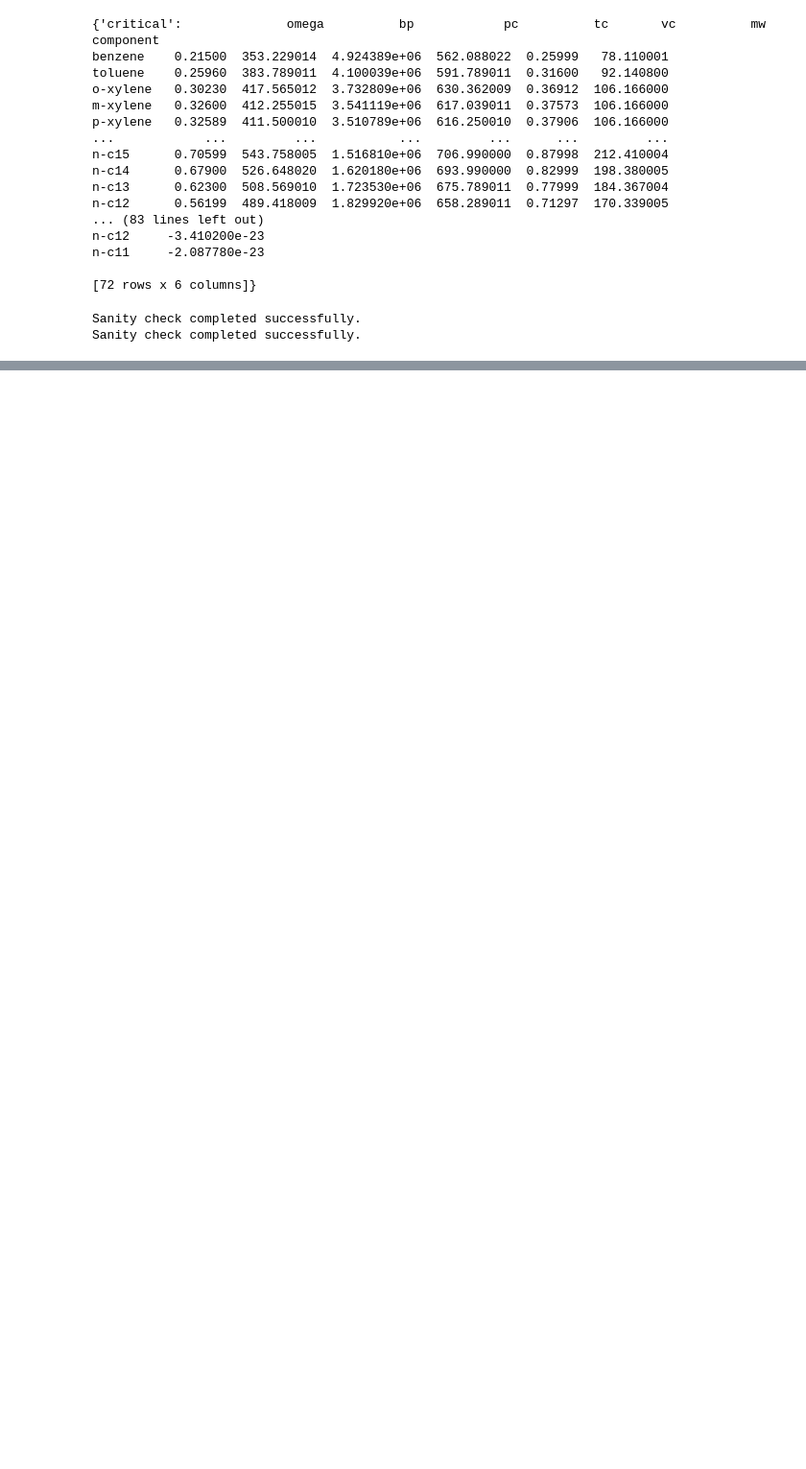
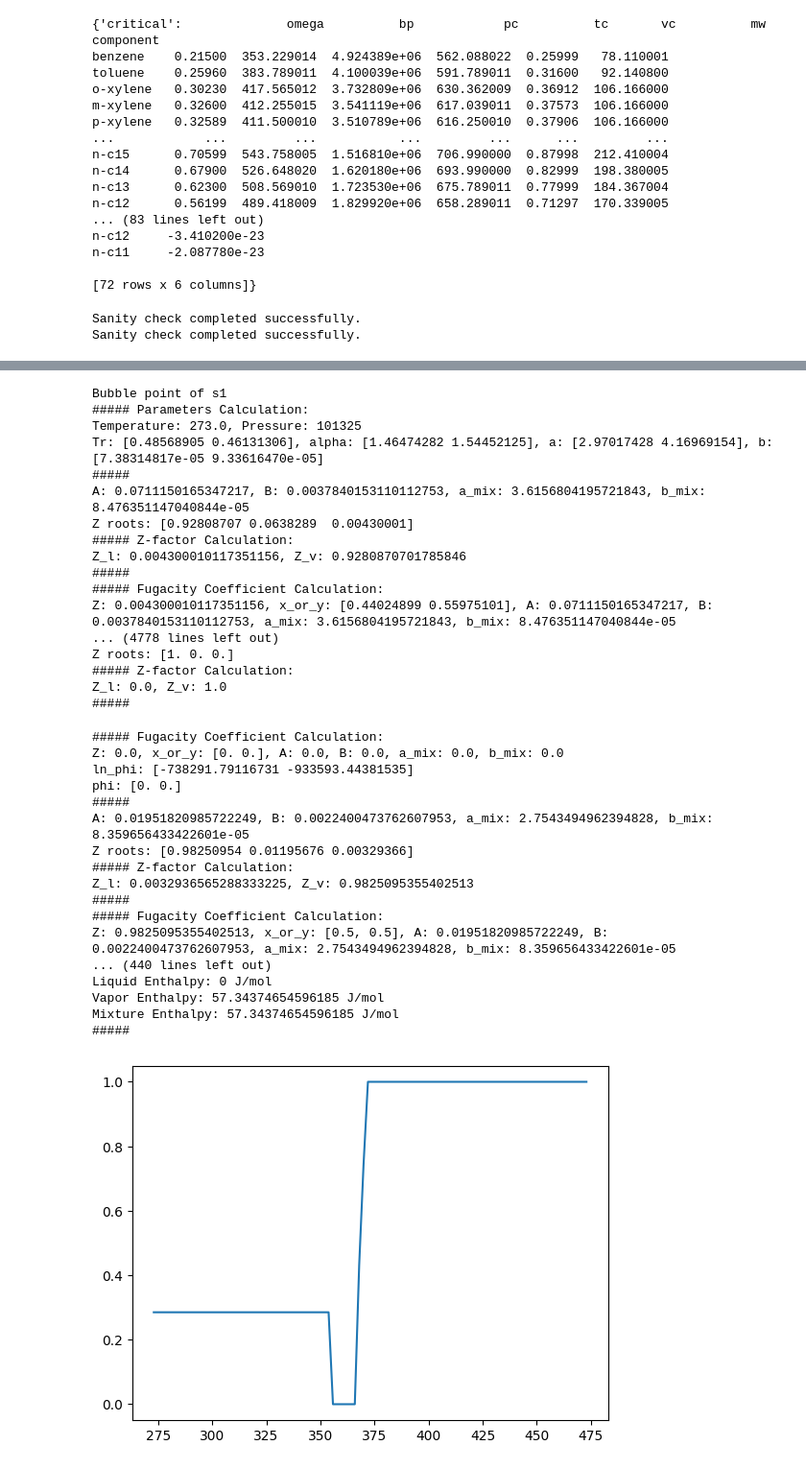
Before and after one commit to debasis321/CLL_761TermProject_Flash, a Jupyter notebook: testNotebook.ipynb, the cells around one changed output, grey strips where cells are left out. Shown at 96% size. Drawn from its saved outputs; the diff is of its cells as text; code cells hidden in the pictures; blank space fills up the shorter version.

```diff
--- a/testNotebook.ipynb
+++ b/testNotebook.ipynb
@@ -87,2 +94,53 @@ h_l: 0 J/mol, h_v: -89.75 J/mol, h: -89.75 J/mol
 ###
+# %%
+from UnitOperation import Heater
+# get bubble point of s1 and dew point of s2
+print('Bubble point of s1')
+# s1_tb = Heater(s1, dP=0, beta=0.1).ps.T
+# print(s1_tb)
+from matplotlib import pyplot as plt
+Tspace = np.linspace(273, 273+200,100)
+vfSpace =np.array([])
+for T in Tspace:
+    s1.T = T
+    vfSpace = np.append(vfSpace, s1.vf)
+
+plt.plot(Tspace, vfSpace)
+plt.show()
+# %% [output]
+Bubble point of s1
+##### Parameters Calculation:
+Temperature: 273.0, Pressure: 101325
+Tr: [0.48568905 0.46131306], alpha: [1.46474282 1.54452125], a: [2.97017428 4.16969154], b: [7.38314817e-05 9.33616470e-05]
+#####
+A: 0.0711150165347217, B: 0.0037840153110112753, a_mix: 3.6156804195721843, b_mix: 8.476351147040844e-05
+Z roots: [0.92808707 0.0638289  0.00430001]
+##### Z-factor Calculation:
+Z_l: 0.004300010117351156, Z_v: 0.9280870701785846
+#####
+##### Fugacity Coefficient Calculation:
+Z: 0.004300010117351156, x_or_y: [0.44024899 0.55975101], A: 0.0711150165347217, B: 0.0037840153110112753, a_mix: 3.6156804195721843, b_mix: 8.476351147040844e-05
+... (4778 lines left out)
+Z roots: [1. 0. 0.]
+##### Z-factor Calculation:
+Z_l: 0.0, Z_v: 1.0
+#####
+##### Fugacity Coefficient Calculation:
+Z: 0.0, x_or_y: [0. 0.], A: 0.0, B: 0.0, a_mix: 0.0, b_mix: 0.0
+ln_phi: [-738291.79116731 -933593.44381535]
+phi: [0. 0.]
+#####
+A: 0.01951820985722249, B: 0.0022400473762607953, a_mix: 2.7543494962394828, b_mix: 8.359656433422601e-05
+Z roots: [0.98250954 0.01195676 0.00329366]
+##### Z-factor Calculation:
+Z_l: 0.0032936565288333225, Z_v: 0.9825095355402513
+#####
+##### Fugacity Coefficient Calculation:
+Z: 0.9825095355402513, x_or_y: [0.5, 0.5], A: 0.01951820985722249, B: 0.0022400473762607953, a_mix: 2.7543494962394828, b_mix: 8.359656433422601e-05
+... (440 lines left out)
+Liquid Enthalpy: 0 J/mol
+Vapor Enthalpy: 57.34374654596185 J/mol
+Mixture Enthalpy: 57.34374654596185 J/mol
+#####
+[figure, added]
 # %%
```
Also changed, not shown: parts of 5 cells of this notebook, 2 other files.
